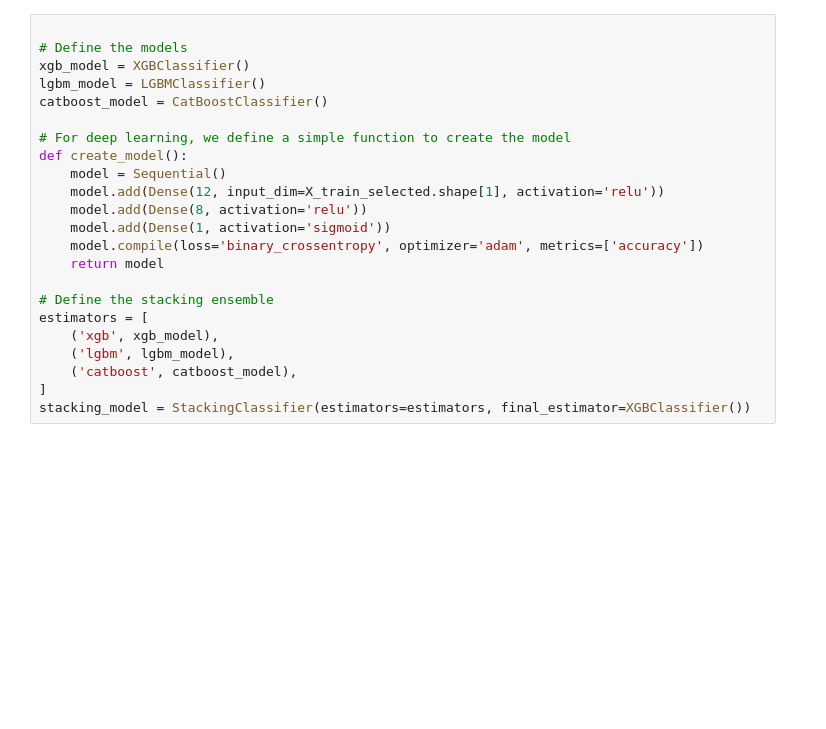
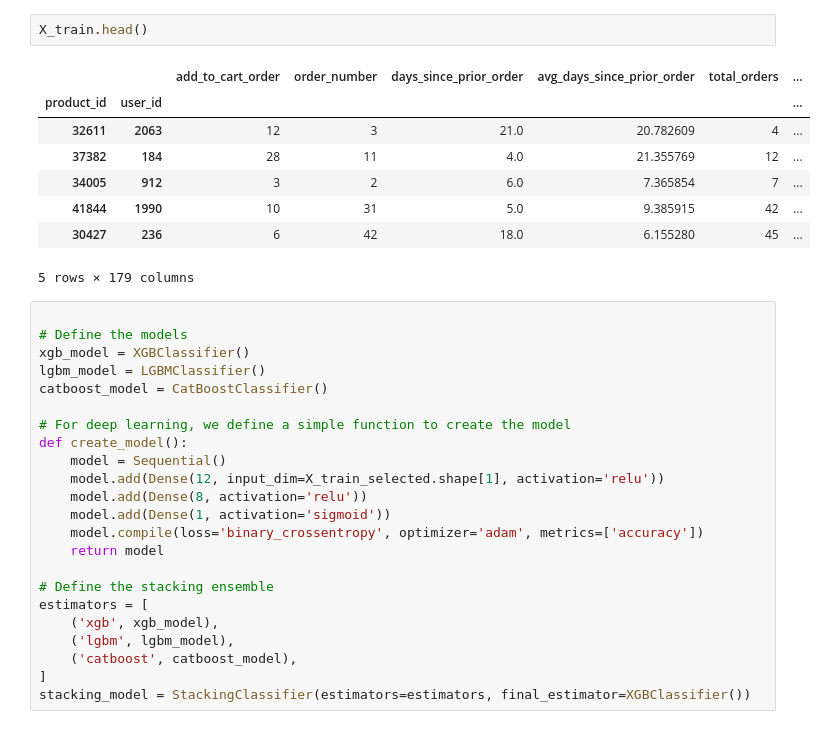
Before and after one commit to McGill-MMA-EnterpriseAnalytics/Instacart-Market-Basket-Analysis, a Jupyter notebook: Modelling.ipynb, the cells around one changed output. Drawn from its saved outputs; the diff is of its cells as text; blank space fills up the shorter version.

```diff
--- a/Modelling.ipynb
+++ b/Modelling.ipynb
@@ -24,6 +33,17 @@ top_15 = selected_feature[0:15]
 X_train_selected = X_train[top_15]
 X_val_selected = X_val[top_15]
 X_test_selected = X_test[top_15]
+# %%
+X_train.head()
+# %% [output]
+|  |  | add_to_cart_order | order_number | days_since_prior_order | avg_days_since_prior_order | total_orders | ... |
+| product_id | user_id |  |  |  |  |  | ... |
+| 32611 | 2063 | 12 | 3 | 21.0 | 20.782609 | 4 | ... |
+| 37382 | 184 | 28 | 11 | 4.0 | 21.355769 | 12 | ... |
+| 34005 | 912 | 3 | 2 | 6.0 | 7.365854 | 7 | ... |
+| 41844 | 1990 | 10 | 31 | 5.0 | 9.385915 | 42 | ... |
+| 30427 | 236 | 6 | 42 | 18.0 | 6.155280 | 45 | ... |
+5 rows × 179 columns
 # %%
 
 # Define the models
```
Also changed, not shown: parts of 12 cells of this notebook, 6 other files.
